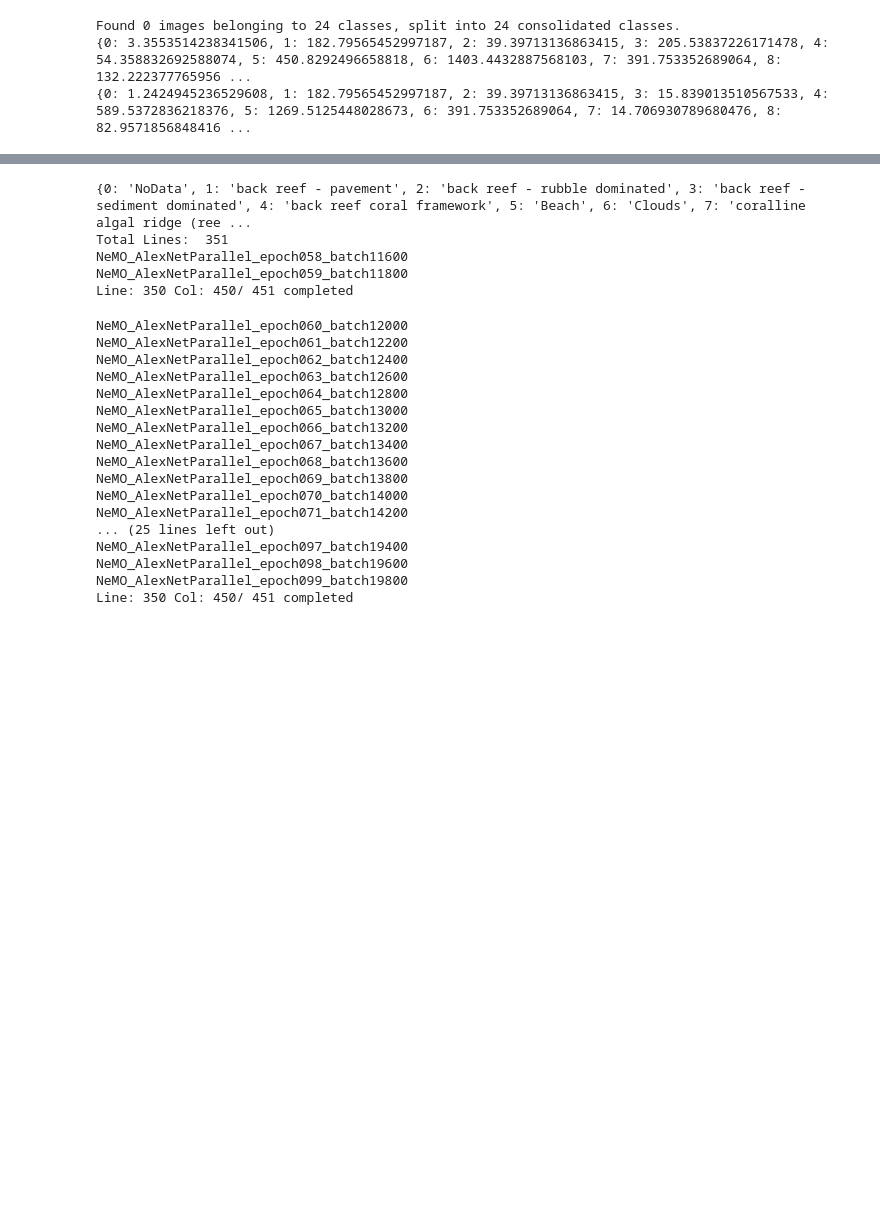
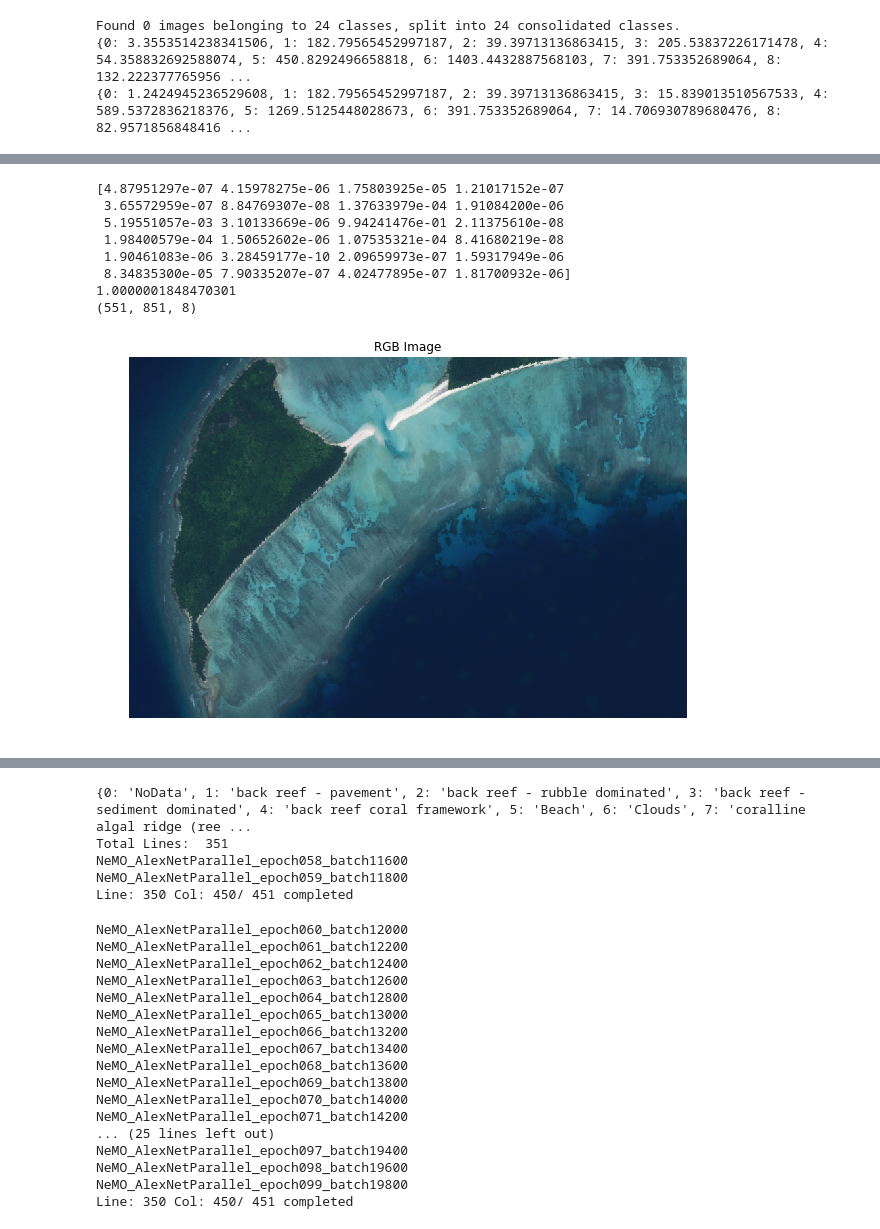
Before and after one commit to NASA-NeMO-Net/NeMO-Net, a Jupyter notebook: CNN/Keras_AlexNetHyperOpt_FullVisualization.ipynb, the cells around one changed output, grey strips where cells are left out. Saved outputs shown, nothing was run; the diff lists cells and outputs as text; code cells hidden in the pictures; blank space fills up the shorter version.

```diff
--- a/CNN/Keras_AlexNetHyperOpt_FullVisualization.ipynb
+++ b/CNN/Keras_AlexNetHyperOpt_FullVisualization.ipynb
@@ -241,0 +241,30 @@ np.save(outfile,whole_predict)
+# %%
+print(prob_predict[0,0,:])
+print(sum(prob_predict[0,0,:]))
+if x%2 == 0:
+    Testimage = PerosBanhos.image[ystart+crop_len:ystart+ylen-crop_len+1,xstart+crop_len:xstart+xlen-crop_len+1,:]
+else:
+    Testimage = PerosBanhos.image[ystart+crop_len:ystart+ylen-crop_len,xstart+crop_len:xstart+xlen-crop_len,:]
+print(Testimage.shape)
+
+max_R = np.max(PerosBanhos.testimage[:,:,4])
+max_G = np.max(PerosBanhos.testimage[:,:,2])
+max_B = np.max(PerosBanhos.testimage[:,:,1])
+Testimage_RGB = np.rollaxis(np.asarray([1/max_R*Testimage[:,:,4], 1/max_G*Testimage[:,:,2], 1/max_B*Testimage[:,:,1]]),0,3)
+
+fig = plt.figure(4,figsize=(10,10))
+plt.imshow(Testimage_RGB)
+plt.title('RGB Image')
+plt.axis('off')
+fig.savefig('HyperoptRun_RGB.png', bbox_inches='tight')
+plt.show()
+# %% [output]
+[4.87951297e-07 4.15978275e-06 1.75803925e-05 1.21017152e-07
+ 3.65572959e-07 8.84769307e-08 1.37633979e-04 1.91084200e-06
+ 5.19551057e-03 3.10133669e-06 9.94241476e-01 2.11375610e-08
+ 1.98400579e-04 1.50652602e-06 1.07535321e-04 8.41680219e-08
+ 1.90461083e-06 3.28459177e-10 2.09659973e-07 1.59317949e-06
+ 8.34835300e-05 7.90335207e-07 4.02477895e-07 1.81700932e-06]
+1.0000001848470301
+(551, 851, 8)
+[figure, added]
```
Also changed, not shown: parts of 8 cells of this notebook, 4 other files.
